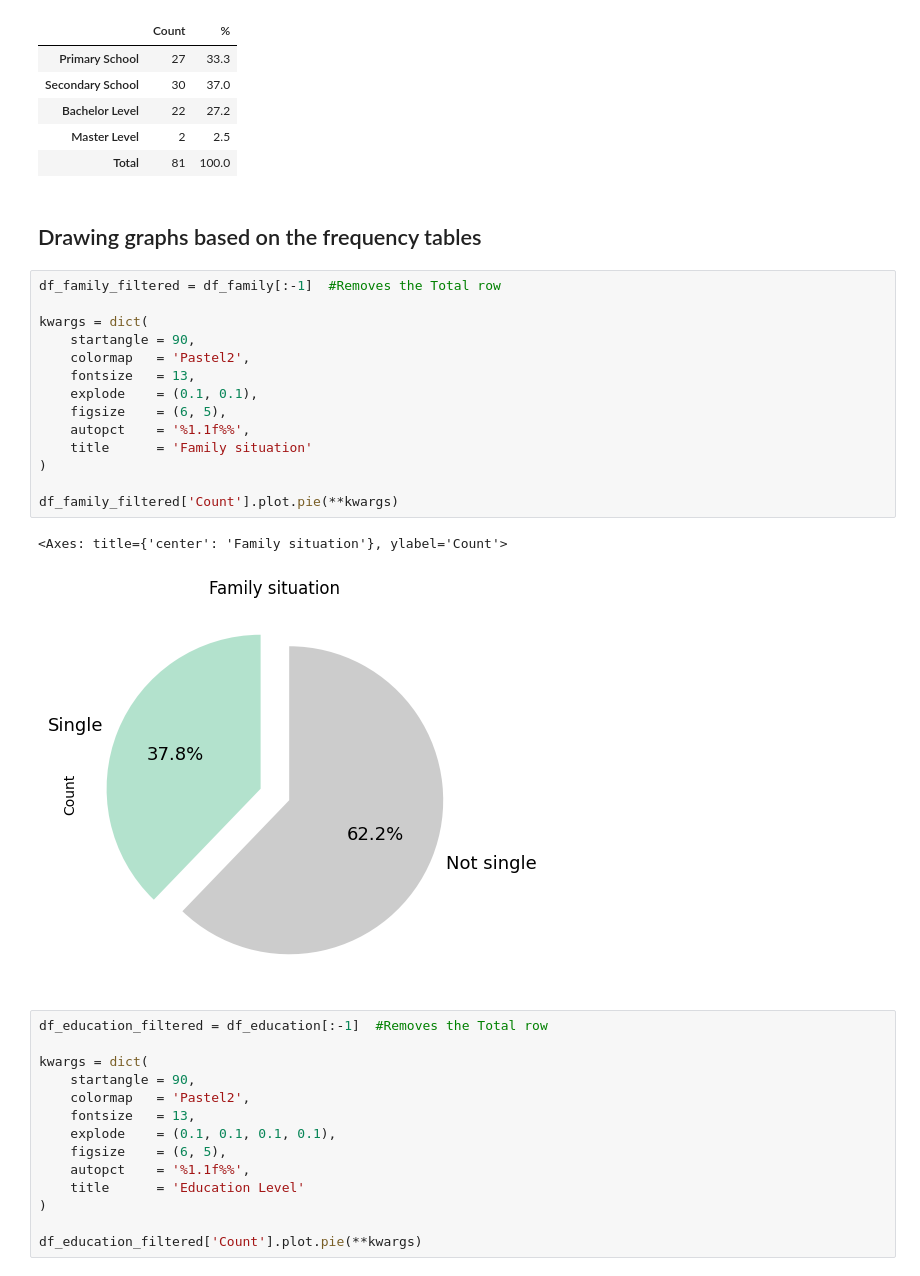
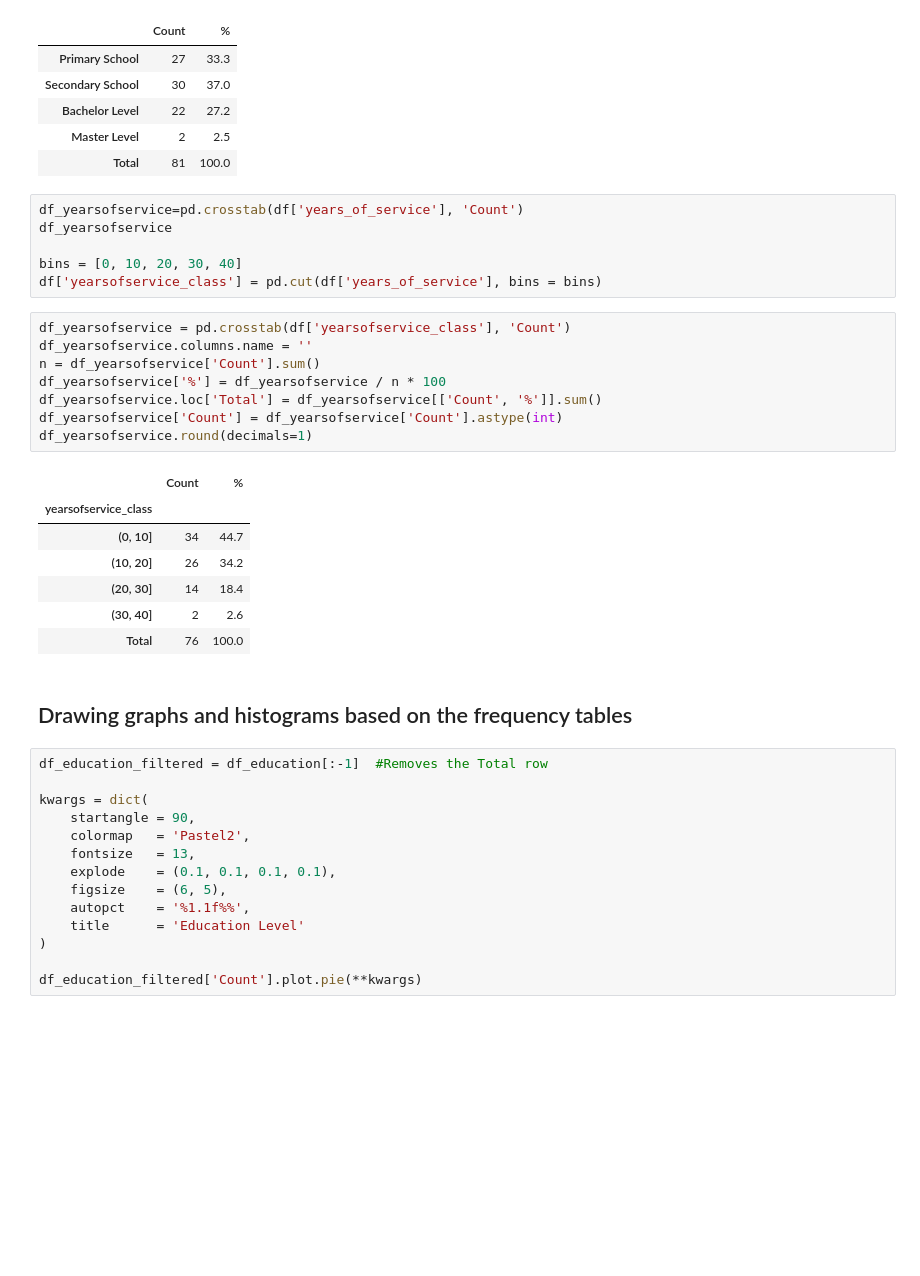
Before and after one commit to jemlau/DataAnalysisProject, a Jupyter notebook: harjoitustyöJEMINA.ipynb, the cells around one changed output. Drawn from its saved outputs; the diff is of its cells as text; blank space fills up the shorter version.

```diff
--- a/harjoitustyöJEMINA.ipynb
+++ b/harjoitustyöJEMINA.ipynb
@@ -62,25 +49,30 @@ df_education.round(decimals=1)
 | Bachelor Level | 22 | 27.2 |
 | Master Level | 2 | 2.5 |
 | Total | 81 | 100.0 |
+# %%
+df_yearsofservice=pd.crosstab(df['years_of_service'], 'Count')
+df_yearsofservice
+
+bins = [0, 10, 20, 30, 40]
+df['yearsofservice_class'] = pd.cut(df['years_of_service'], bins = bins)
+# %%
+df_yearsofservice = pd.crosstab(df['yearsofservice_class'], 'Count')
+df_yearsofservice.columns.name = ''
+n = df_yearsofservice['Count'].sum()
+df_yearsofservice['%'] = df_yearsofservice / n * 100
+df_yearsofservice.loc['Total'] = df_yearsofservice[['Count', '%']].sum()
+df_yearsofservice['Count'] = df_yearsofservice['Count'].astype(int)
+df_yearsofservice.round(decimals=1)
+# %% [output]
+|  | Count | % |
+| yearsofservice_class |  |  |
+| (0, 10] | 34 | 44.7 |
+| (10, 20] | 26 | 34.2 |
+| (20, 30] | 14 | 18.4 |
+| (30, 40] | 2 | 2.6 |
+| Total | 76 | 100.0 |
 # %% [markdown]
-## Drawing graphs based on the frequency tables
+## Drawing graphs and histograms based on the frequency tables
-# %%
-df_family_filtered = df_family[:-1]  #Removes the Total row
-
-kwargs = dict(
-    startangle = 90,
-    colormap   = 'Pastel2',
-    fontsize   = 13,
-    explode    = (0.1, 0.1),
-    figsize    = (6, 5),
-    autopct    = '%1.1f%%',
-    title      = 'Family situation'
-)
-
-df_family_filtered['Count'].plot.pie(**kwargs)
-# %% [output]
-<Axes: title={'center': 'Family situation'}, ylabel='Count'>
-[figure, removed]
 # %%
 df_education_filtered = df_education[:-1]  #Removes the Total row
 
```
Also changed, not shown: parts of 2 cells of this notebook.
